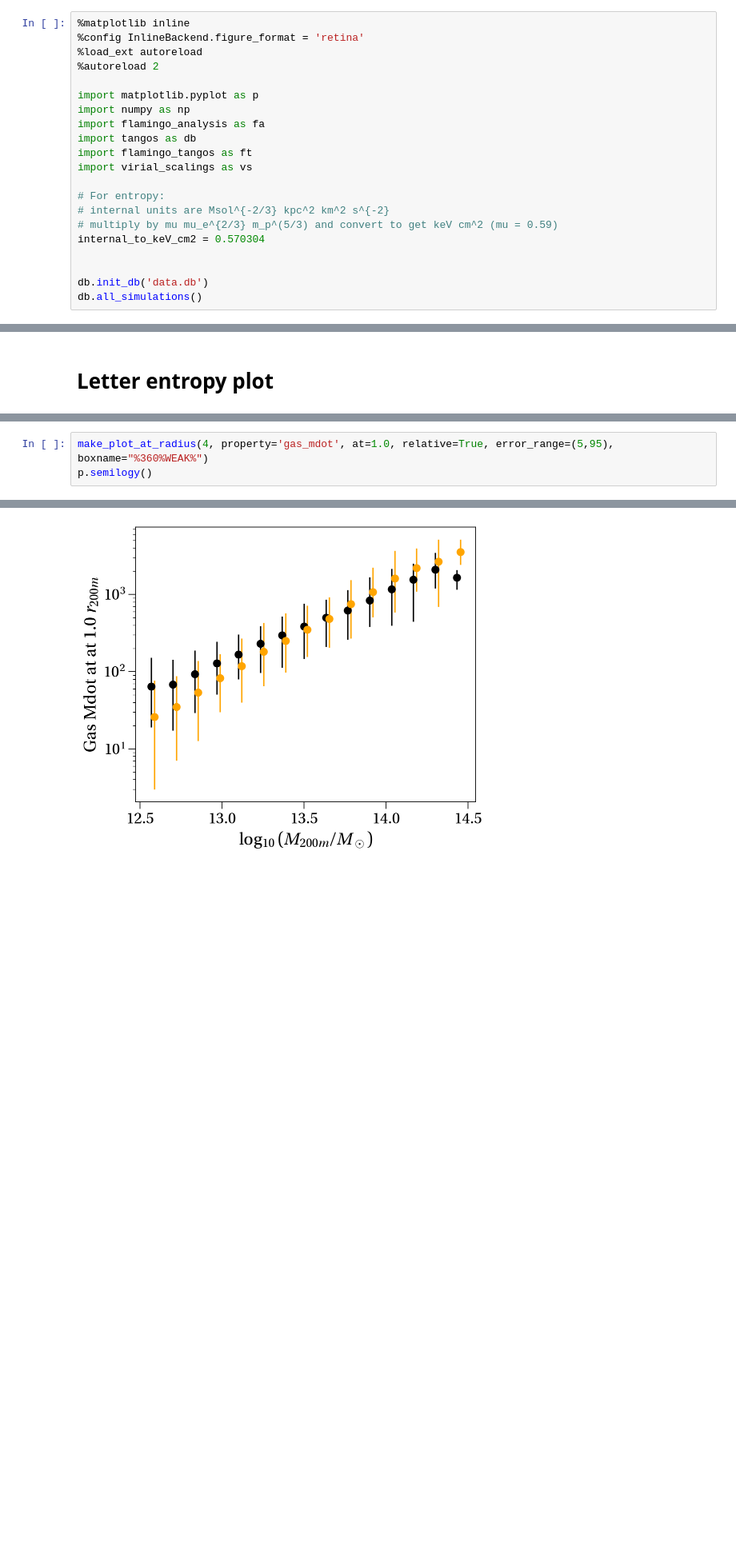
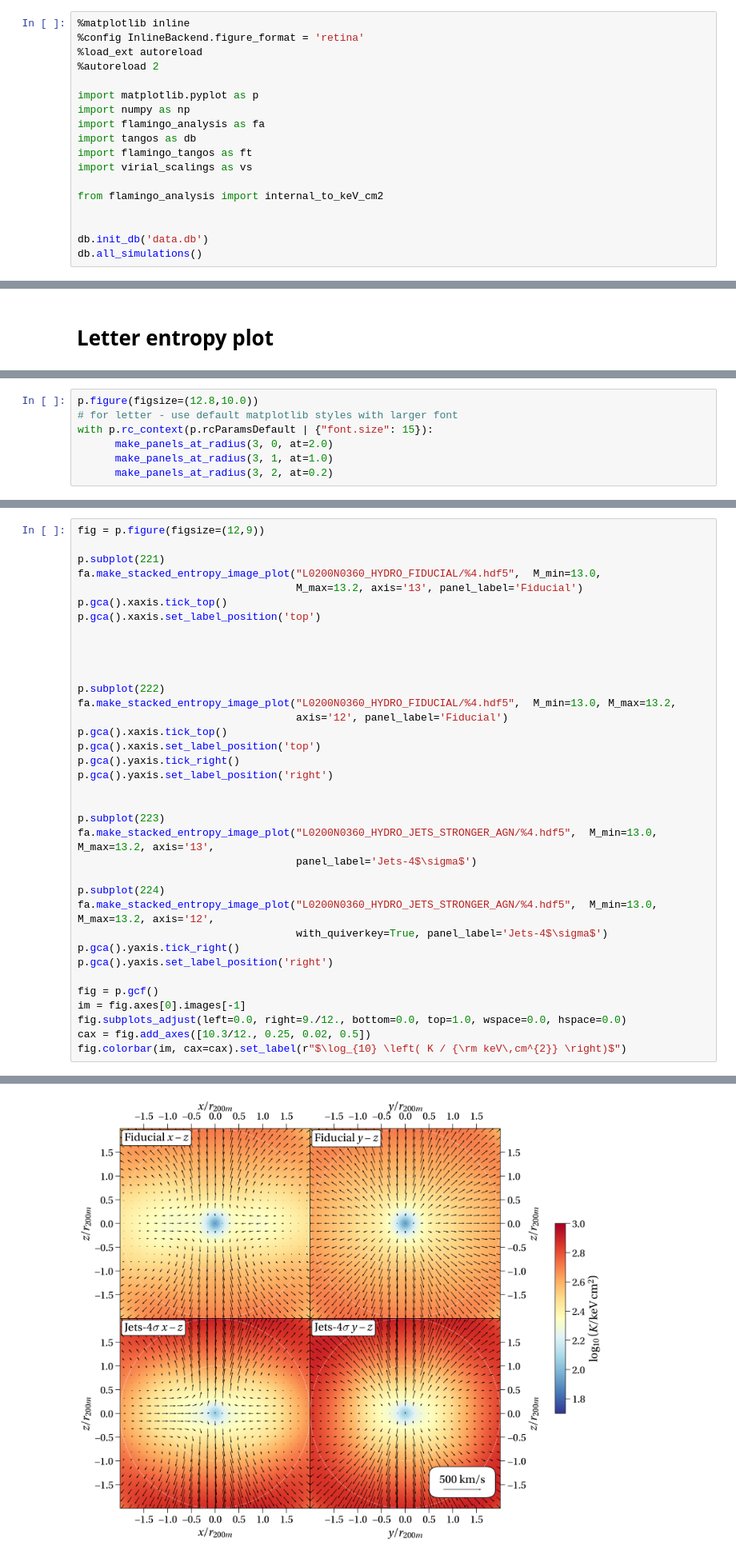
Before and after one commit to apontzen/flamingo_tangos_properties, a Jupyter notebook: paper_plots.ipynb, the cells around one changed output, grey strips where cells are left out. Shown at 80% size. Cells and saved outputs as stored; diff of their text form; blank space fills up the shorter version.

```diff
--- a/paper_plots.ipynb
+++ b/paper_plots.ipynb
@@ -11,10 +11,7 @@ import tangos as db
 import flamingo_tangos as ft
 import virial_scalings as vs
 
-# For entropy:
-# internal units are Msol^{-2/3} kpc^2 km^2 s^{-2}
-# multiply by mu mu_e^{2/3} m_p^(5/3) and convert to get keV cm^2 (mu = 0.59)
-internal_to_keV_cm2 = 0.570304
+from flamingo_analysis import internal_to_keV_cm2
 
 
 db.init_db('data.db')
@@ -406,3 +403,10 @@ with p.rc_context(p.rcParamsDefault | {"font.size": 15}):
       p.show()
 # %% [output]
 [figure]
+# %%
+p.figure(figsize=(12.8,10.0))
+# for letter - use default matplotlib styles with larger font
+with p.rc_context(p.rcParamsDefault | {"font.size": 15}):
+      make_panels_at_radius(3, 0, at=2.0)
+      make_panels_at_radius(3, 1, at=1.0)
+      make_panels_at_radius(3, 2, at=0.2)
@@ -419,4 +427,37 @@ with p.rc_context(p.rcParamsDefault | {"font.size": 15}):
 # %%
-make_plot_at_radius(4, property='gas_mdot', at=1.0, relative=True, error_range=(5,95), boxname="%360%WEAK%")
-p.semilogy()
+fig = p.figure(figsize=(12,9))
+
+p.subplot(221)
+fa.make_stacked_entropy_image_plot("L0200N0360_HYDRO_FIDUCIAL/%4.hdf5",  M_min=13.0,
+                                   M_max=13.2, axis='13', panel_label='Fiducial')
+p.gca().xaxis.tick_top()
+p.gca().xaxis.set_label_position('top')
+
+
+
+
+p.subplot(222)
+fa.make_stacked_entropy_image_plot("L0200N0360_HYDRO_FIDUCIAL/%4.hdf5",  M_min=13.0, M_max=13.2,
+                                   axis='12', panel_label='Fiducial')
+p.gca().xaxis.tick_top()
+p.gca().xaxis.set_label_position('top')
+p.gca().yaxis.tick_right()
+p.gca().yaxis.set_label_position('right')
+
+
+p.subplot(223)
+fa.make_stacked_entropy_image_plot("L0200N0360_HYDRO_JETS_STRONGER_AGN/%4.hdf5",  M_min=13.0, M_max=13.2, axis='13',
+                                   panel_label='Jets-4$\sigma$')
+
+p.subplot(224)
+fa.make_stacked_entropy_image_plot("L0200N0360_HYDRO_JETS_STRONGER_AGN/%4.hdf5",  M_min=13.0, M_max=13.2, axis='12',
+                                   with_quiverkey=True, panel_label='Jets-4$\sigma$')
+p.gca().yaxis.tick_right()
+p.gca().yaxis.set_label_position('right')
+
+fig = p.gcf()
+im = fig.axes[0].images[-1]
+fig.subplots_adjust(left=0.0, right=9./12., bottom=0.0, top=1.0, wspace=0.0, hspace=0.0)
+cax = fig.add_axes([10.3/12., 0.25, 0.02, 0.5])
+fig.colorbar(im, cax=cax).set_label(r"$\log_{10} \left( K / {\rm keV\,cm^{2}} \right)$")
 # %% [output]
@@ -424 +464 @@ p.semilogy()
-[figure, old version]
+[figure, new version]
```
Also changed, not shown: parts of 3 cells of this notebook, 5 other files.
